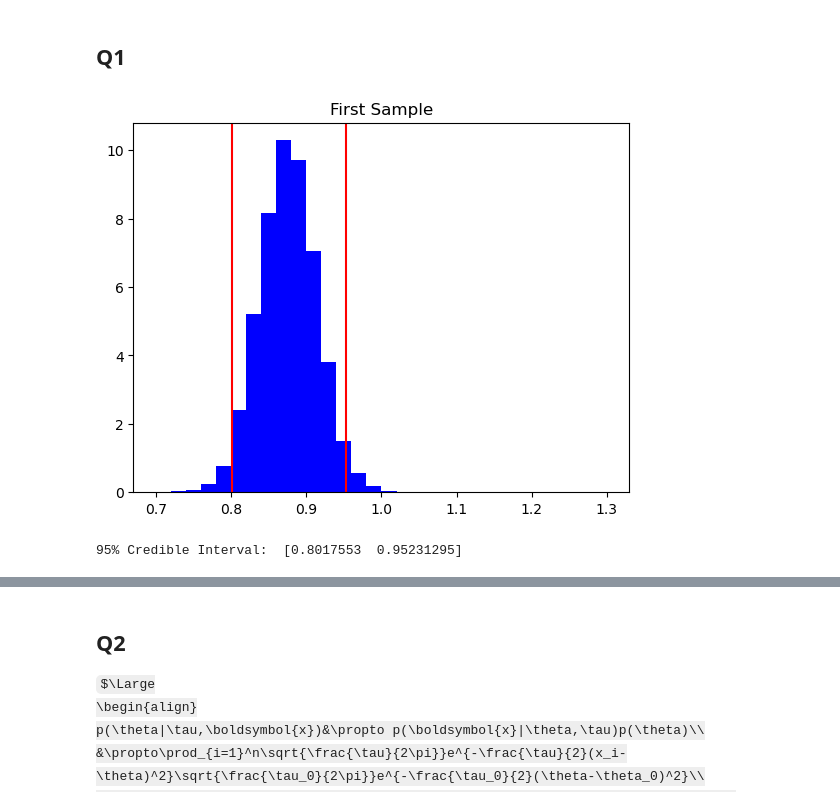
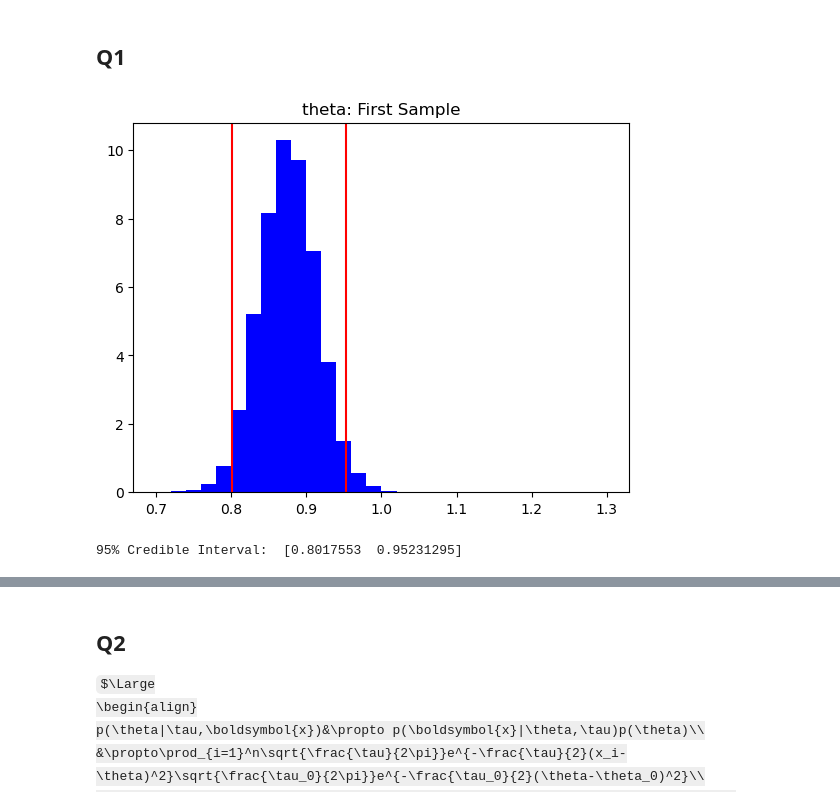
Before and after one commit to Stary54264/STA365-HW, a Jupyter notebook: HW3.ipynb, the cells around one changed output, grey strips where cells are left out. Saved outputs shown, nothing was run; the diff lists cells and outputs as text; code cells hidden in the pictures; some formulas as TeX source.

```diff
--- a/HW3.ipynb
+++ b/HW3.ipynb
@@ -22,12 +22,12 @@ for c in range(C):
 # %%
 plt.hist(theta[0, :], bins=30, range=(0.7, 1.3), density=True, color="blue")
 plt.axvline(np.quantile(theta[0, :], 0.025), color="red")
 plt.axvline(np.quantile(theta[0, :], 0.975), color="red")
-plt.title("First Sample")
+plt.title("theta: First Sample")
 plt.show()
 print("95% Credible Interval: ", np.quantile(theta[0, :], [0.025, 0.975]))
 # %% [output]
-[figure, old version]
+[figure, new version]
 95% Credible Interval:  [0.8017553  0.95231295]
 # %%
 plt.hist(theta[1, :], bins=30, range=(0.7, 1.3), density=True, color="blue")
```
Also changed, not shown: parts of 3 cells of this notebook.
